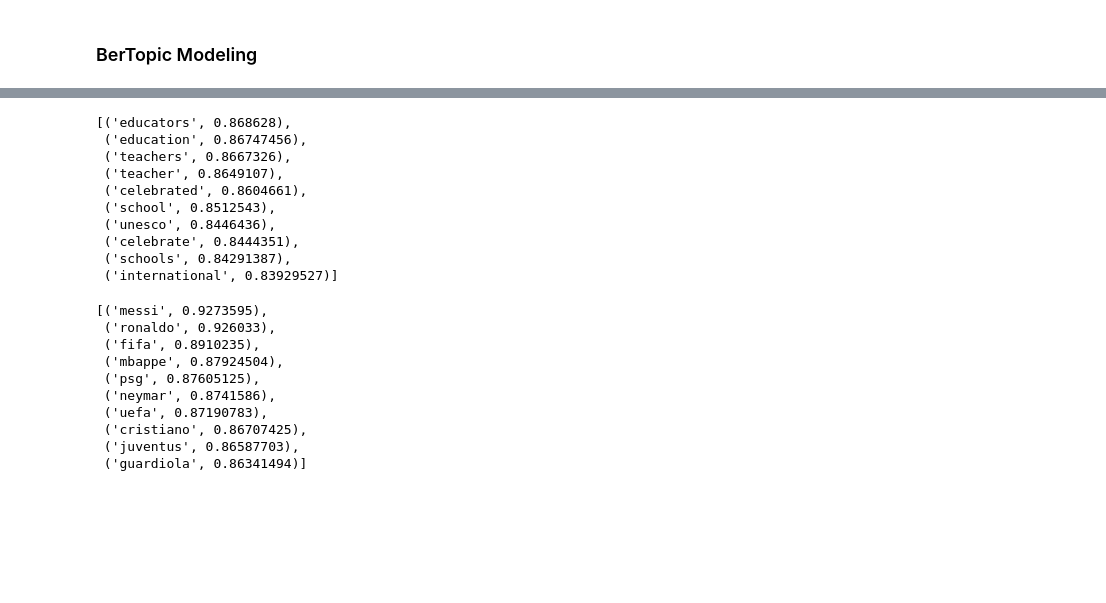
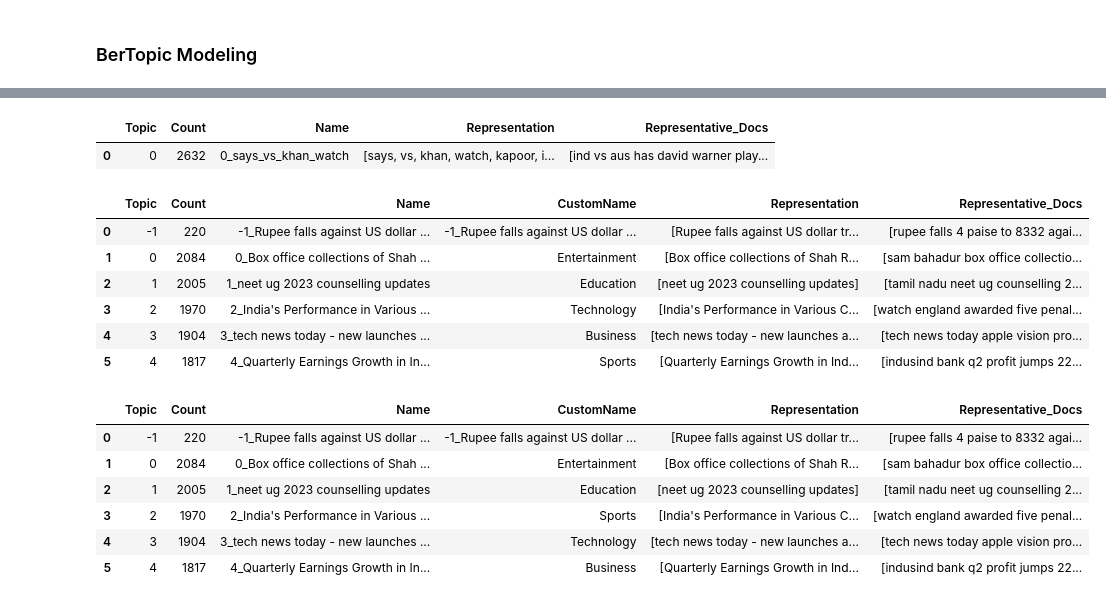
Before and after one commit to abiroland/news-headlines-classification, a Jupyter notebook: BerTopic.ipynb, the cells around one changed output, grey strips where cells are left out. Saved outputs shown, nothing was run; the diff lists cells and outputs as text; code cells hidden in the pictures; blank space fills up the shorter version.

```diff
--- a/BerTopic.ipynb
+++ b/BerTopic.ipynb
@@ -387,27 +142,5 @@ topic_model.get_topic_info()
-# %%
-similar_topics, similarity = topic_model.find_topics("Education", top_n = 5)
-topic_model.get_topic(similar_topics[0])
-# %% [output]
-[('educators', 0.868628),
- ('education', 0.86747456),
- ('teachers', 0.8667326),
- ('teacher', 0.8649107),
- ('celebrated', 0.8604661),
- ('school', 0.8512543),
- ('unesco', 0.8446436),
- ('celebrate', 0.8444351),
- ('schools', 0.84291387),
- ('international', 0.83929527)]
-# %%
-topic_model.get_topic(0)
-# %% [output]
-[('messi', 0.9273595),
- ('ronaldo', 0.926033),
- ('fifa', 0.8910235),
- ('mbappe', 0.87924504),
- ('psg', 0.87605125),
- ('neymar', 0.8741586),
- ('uefa', 0.87190783),
- ('cristiano', 0.86707425),
- ('juventus', 0.86587703),
- ('guardiola', 0.86341494)]
+# %%
+model.get_topic_info(0)
+# %% [output]
+|  | Topic | Count | Name | Representation | Representative_Docs |
+| 0 | 0 | 2632 | 0_says_vs_khan_watch | [says, vs, khan, watch, kapoor, i... | [ind vs aus has david warner play... |
@@ -413,0 +149,10 @@ topic_model.get_topic(0)
+# %%
+model.get_topic_info()
+# %% [output]
+|  | Topic | Count | Name | CustomName | Representation | Representative_Docs |
+| 0 | -1 | 220 | -1_Rupee falls against US dollar ... | -1_Rupee falls against US dollar ... | [Rupee falls against US dollar tr... | [rupee falls 4 paise to 8332 agai... |
+| 1 | 0 | 2084 | 0_Box office collections of Shah ... | Entertainment | [Box office collections of Shah R... | [sam bahadur box office collectio... |
+| 2 | 1 | 2005 | 1_neet ug 2023 counselling updates | Education | [neet ug 2023 counselling updates] | [tamil nadu neet ug counselling 2... |
+| 3 | 2 | 1970 | 2_India's Performance in Various ... | Technology | [India's Performance in Various C... | [watch england awarded five penal... |
+| 4 | 3 | 1904 | 3_tech news today - new launches ... | Business | [tech news today - new launches a... | [tech news today apple vision pro... |
+| 5 | 4 | 1817 | 4_Quarterly Earnings Growth in In... | Sports | [Quarterly Earnings Growth in Ind... | [indusind bank q2 profit jumps 22... |
@@ -413,0 +162,10 @@ topic_model.get_topic(0)
+# %%
+model.get_topic_info()
+# %% [output]
+|  | Topic | Count | Name | CustomName | Representation | Representative_Docs |
+| 0 | -1 | 220 | -1_Rupee falls against US dollar ... | -1_Rupee falls against US dollar ... | [Rupee falls against US dollar tr... | [rupee falls 4 paise to 8332 agai... |
+| 1 | 0 | 2084 | 0_Box office collections of Shah ... | Entertainment | [Box office collections of Shah R... | [sam bahadur box office collectio... |
+| 2 | 1 | 2005 | 1_neet ug 2023 counselling updates | Education | [neet ug 2023 counselling updates] | [tamil nadu neet ug counselling 2... |
+| 3 | 2 | 1970 | 2_India's Performance in Various ... | Sports | [India's Performance in Various C... | [watch england awarded five penal... |
+| 4 | 3 | 1904 | 3_tech news today - new launches ... | Technology | [tech news today - new launches a... | [tech news today apple vision pro... |
+| 5 | 4 | 1817 | 4_Quarterly Earnings Growth in In... | Business | [Quarterly Earnings Growth in Ind... | [indusind bank q2 profit jumps 22... |
```
Also changed, not shown: parts of 48 cells of this notebook.
